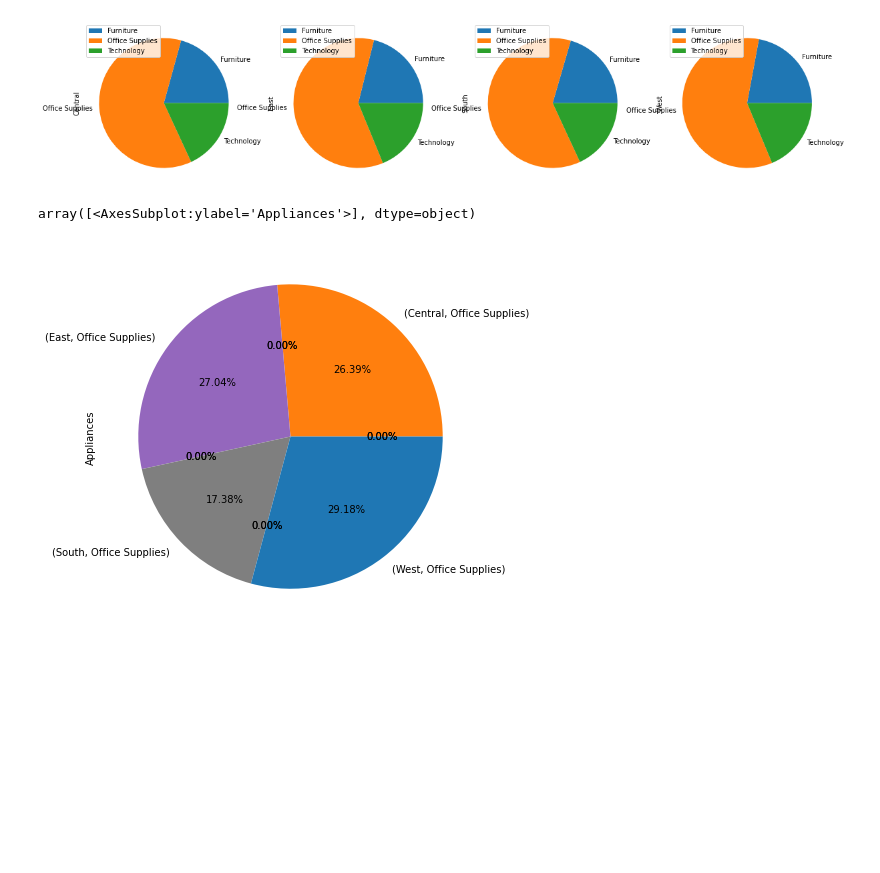
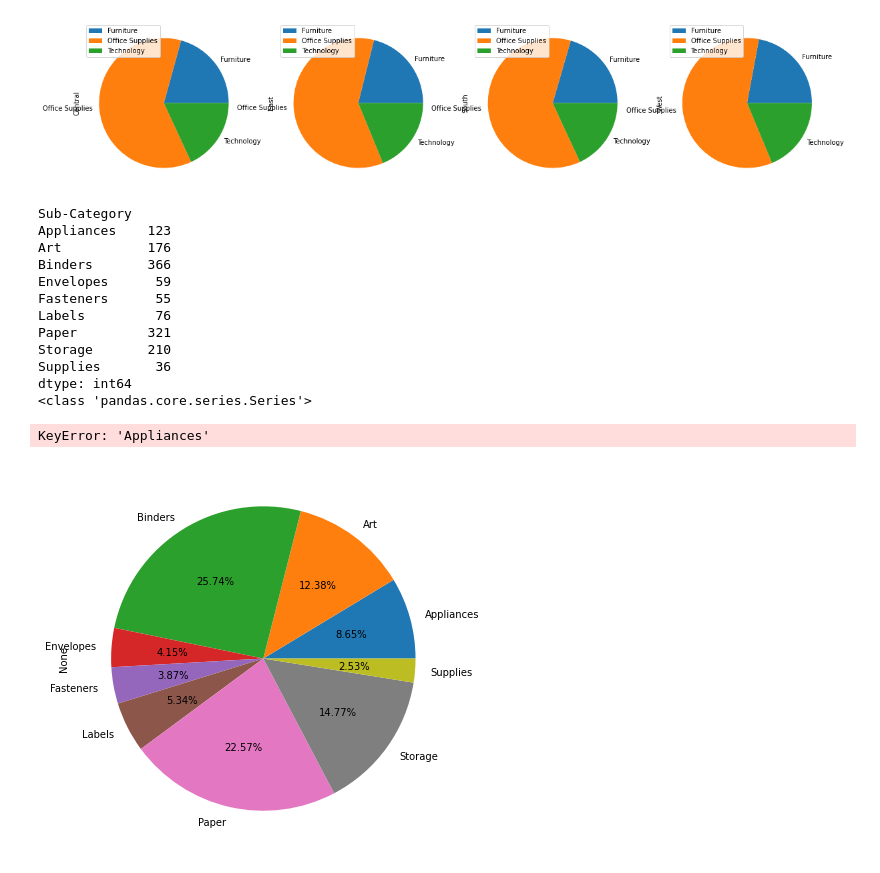
Before and after one commit to Debuggers404/E-commerce-IBM-HACK-CHALLENGE, a Jupyter notebook: Untitled.ipynb, the cells around one changed output. Drawn from its saved outputs; the diff is of its cells as text; code cells hidden in the pictures; blank space fills up the shorter version.

```diff
--- a/Untitled.ipynb
+++ b/Untitled.ipynb
@@ -168,10 +168,23 @@ array([<AxesSubplot:ylabel='Central'>, <AxesSubplot:ylabel='East'>,
 [figure]
 # %%
 temp2=data.groupby(["Region","Category","Sub-Category"]).size()
-#print(temp2["West"])
-temp2=temp2.unstack()
+print(temp2["Central"]["Office Supplies"])
+print(type(temp2["Central"]["Office Supplies"]))
+temp2["Central"]["Office Supplies"].plot(kind="pie",figsize=[7,7],subplots=True,autopct='%1.2f%%',legend=True)
 temp2 = temp2["Appliances"]
-temp2.plot(kind="pie",figsize=[7,7],subplots=True,autopct='%1.2f%%')
+#temp2.plot(kind="pie",figsize=[7,7],subplots=True,autopct='%1.2f%%')
 # %% [output]
-array([<AxesSubplot:ylabel='Appliances'>], dtype=object)
+Sub-Category
+Appliances    123
+Art           176
+Binders       366
+Envelopes      59
+Fasteners      55
+Labels         76
+Paper         321
+Storage       210
+Supplies       36
+dtype: int64
+<class 'pandas.core.series.Series'>
+KeyError: 'Appliances'
-[figure, old version]
+[figure, new version]
```
Also changed, not shown: parts of 2 cells of this notebook.
